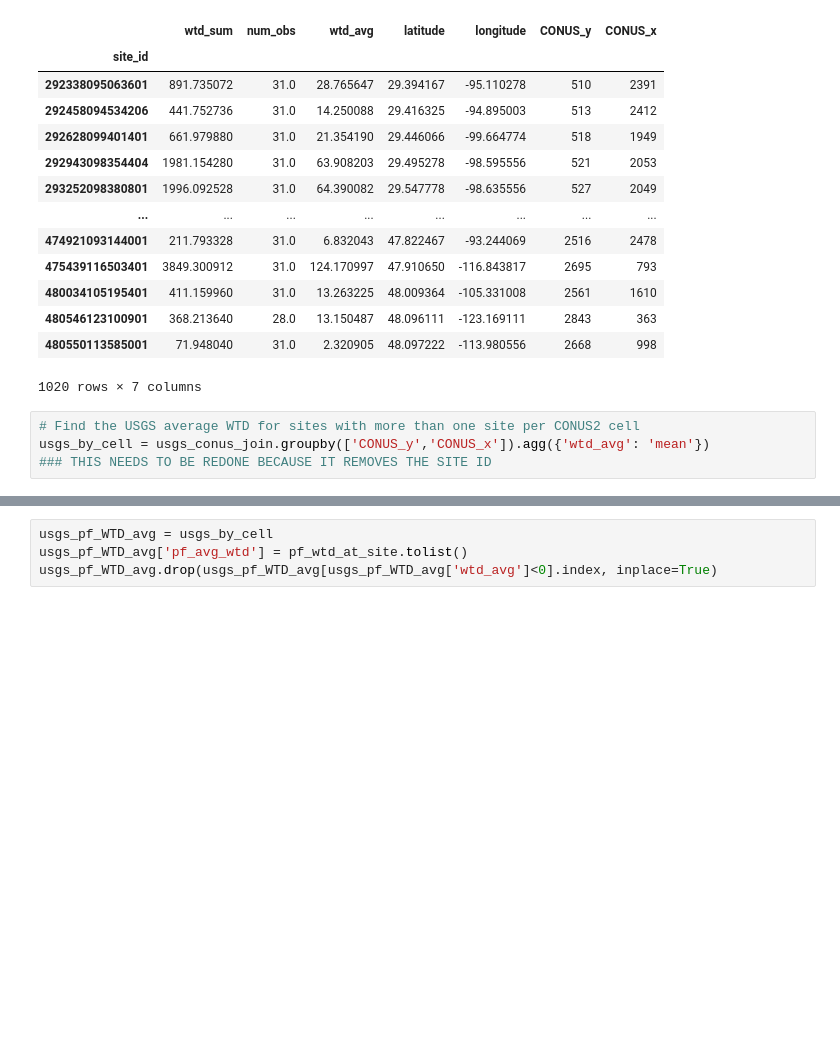
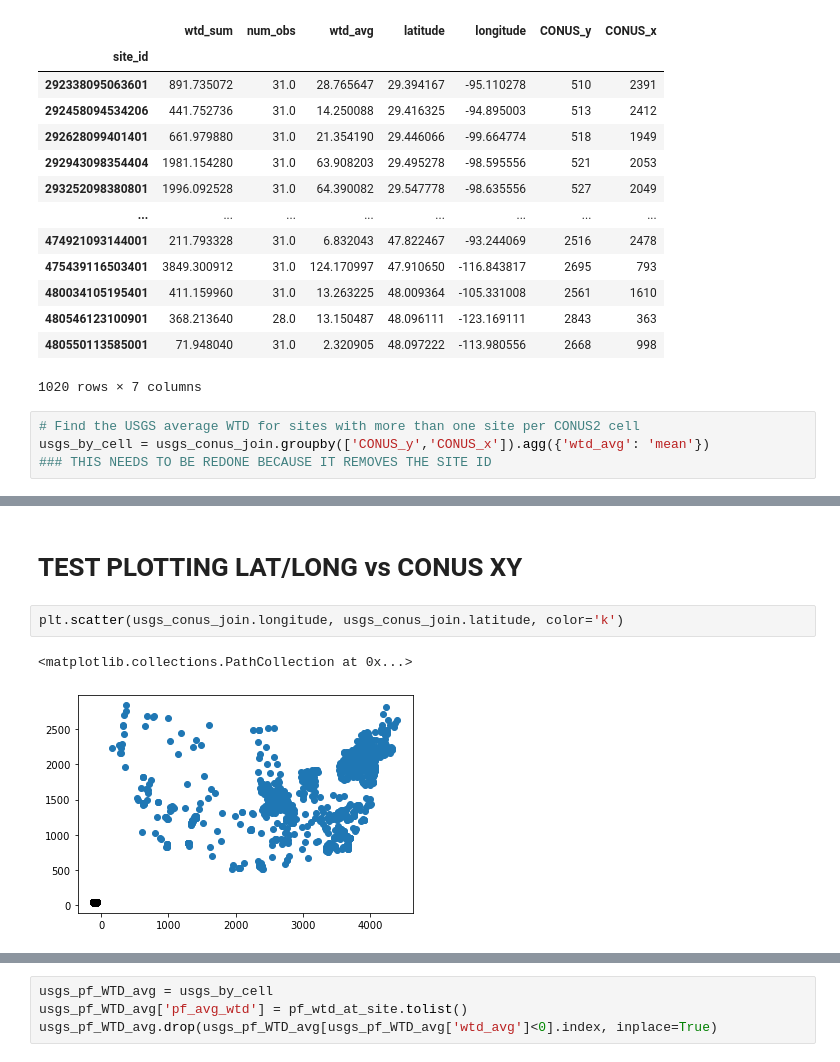
Before and after one commit to danielletijerina/PFCONUS2-analysis, a Jupyter notebook: scripts/Validation/WTD/WTD_aggregate_observations.ipynb, the cells around one changed output, grey strips where cells are left out. Drawn from its saved outputs; the diff is of its cells as text; blank space fills up the shorter version.

```diff
--- a/scripts/Validation/WTD/WTD_aggregate_observations.ipynb
+++ b/scripts/Validation/WTD/WTD_aggregate_observations.ipynb
@@ -240,0 +258,7 @@ usgs_by_cell = usgs_conus_join.groupby(['CONUS_y','CONUS_x']).agg({'wtd_avg': 'm
+# %% [markdown]
+# TEST PLOTTING LAT/LONG vs CONUS XY
+# %%
+plt.scatter(usgs_conus_join.longitude, usgs_conus_join.latitude, color='k')
+# %% [output]
+<matplotlib.collections.PathCollection at 0x...>
+[figure, added]
```
Also changed, not shown: parts of 17 cells of this notebook, 10 other files.
